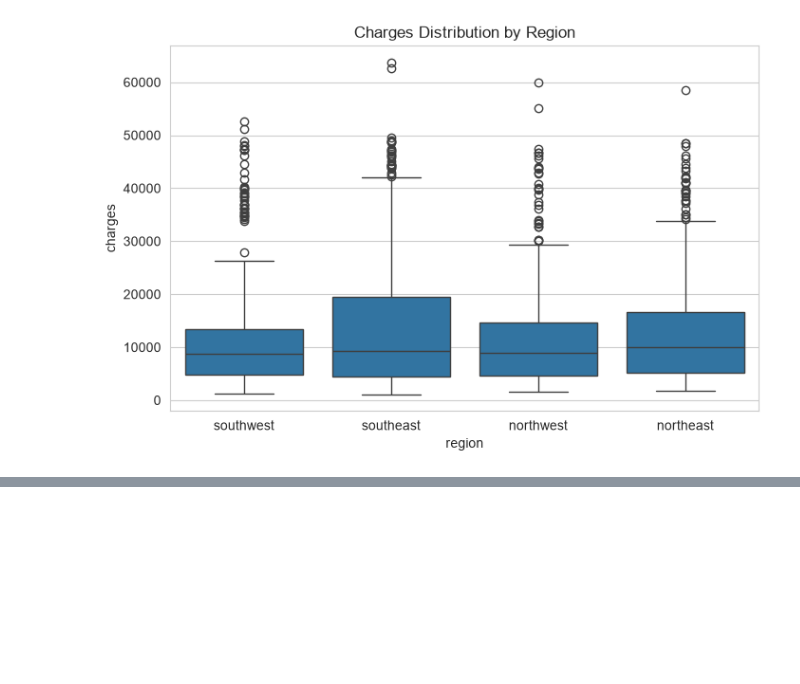
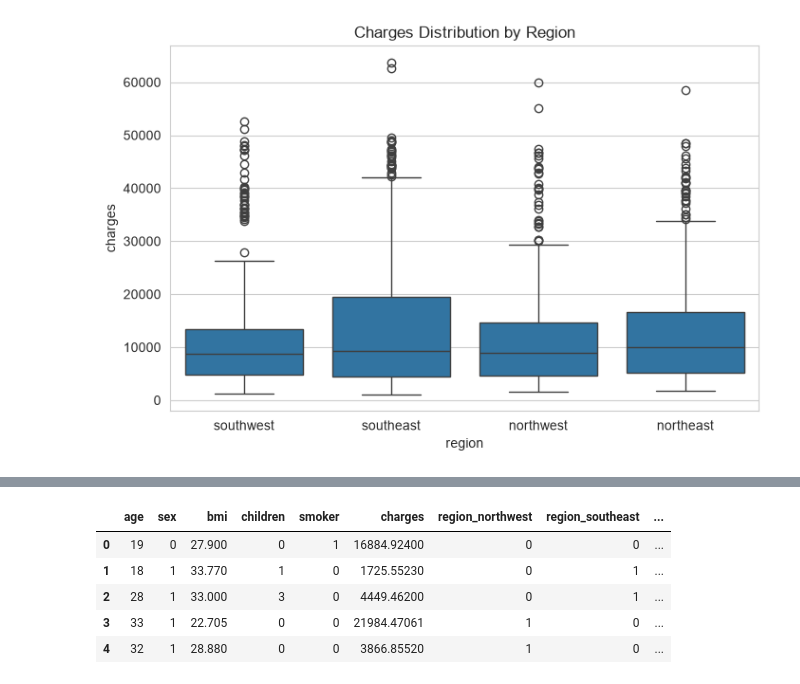
Before and after one commit to NandiniP78/202618008-DS602, a Jupyter notebook: notebooks/insurance.ipynb, the cells around one changed output, grey strips where cells are left out. Drawn from its saved outputs; the diff is of its cells as text; code cells hidden in the pictures; blank space fills up the shorter version.

```diff
--- a/notebooks/insurance.ipynb
+++ b/notebooks/insurance.ipynb
@@ -223,0 +248,26 @@ plt.show()
+# %%
+import statsmodels.api as sm
+import pandas as pd
+import numpy as np
+import matplotlib.pyplot as plt
+from statsmodels.stats.outliers_influence import variance_inflation_factor
+from statsmodels.graphics.gofplots import qqplot
+
+# Encode categorical variables
+df_model = df.copy()
+df_model['sex'] = df_model['sex'].map({'male': 1, 'female': 0})
+df_model['smoker'] = df_model['smoker'].map({'yes': 1, 'no': 0})
+df_model = pd.get_dummies(df_model, columns=['region'], drop_first=True)
+
+# Convert any boolean dummy columns to int (statsmodels prefers numeric)
+bool_cols = df_model.select_dtypes(include='bool').columns
+df_model[bool_cols] = df_model[bool_cols].astype(int)
+
+df_model.head()
+# %% [output]
+|  | age | sex | bmi | children | smoker | charges | region_northwest | region_southeast | ... |
+| 0 | 19 | 0 | 27.900 | 0 | 1 | 16884.92400 | 0 | 0 | ... |
+| 1 | 18 | 1 | 33.770 | 1 | 0 | 1725.55230 | 0 | 1 | ... |
+| 2 | 28 | 1 | 33.000 | 3 | 0 | 4449.46200 | 0 | 1 | ... |
+| 3 | 33 | 1 | 22.705 | 0 | 0 | 21984.47061 | 1 | 0 | ... |
+| 4 | 32 | 1 | 28.880 | 0 | 0 | 3866.85520 | 1 | 0 | ... |
```
Also changed, not shown: parts of 5 cells of this notebook, 1 other file.
